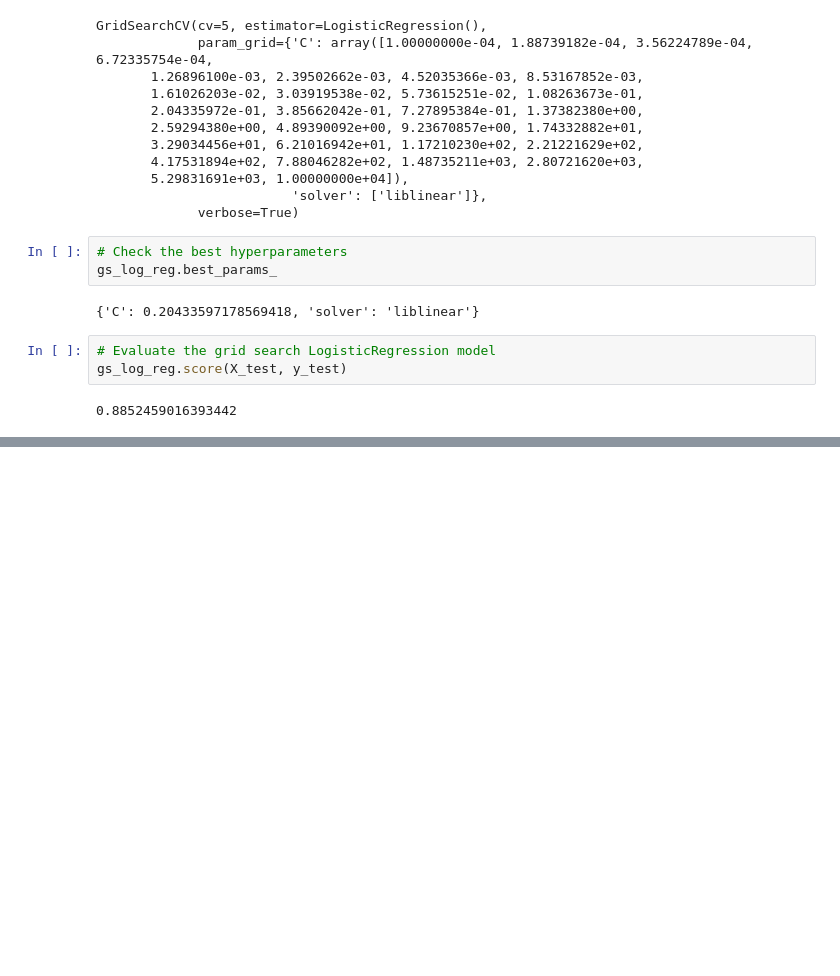
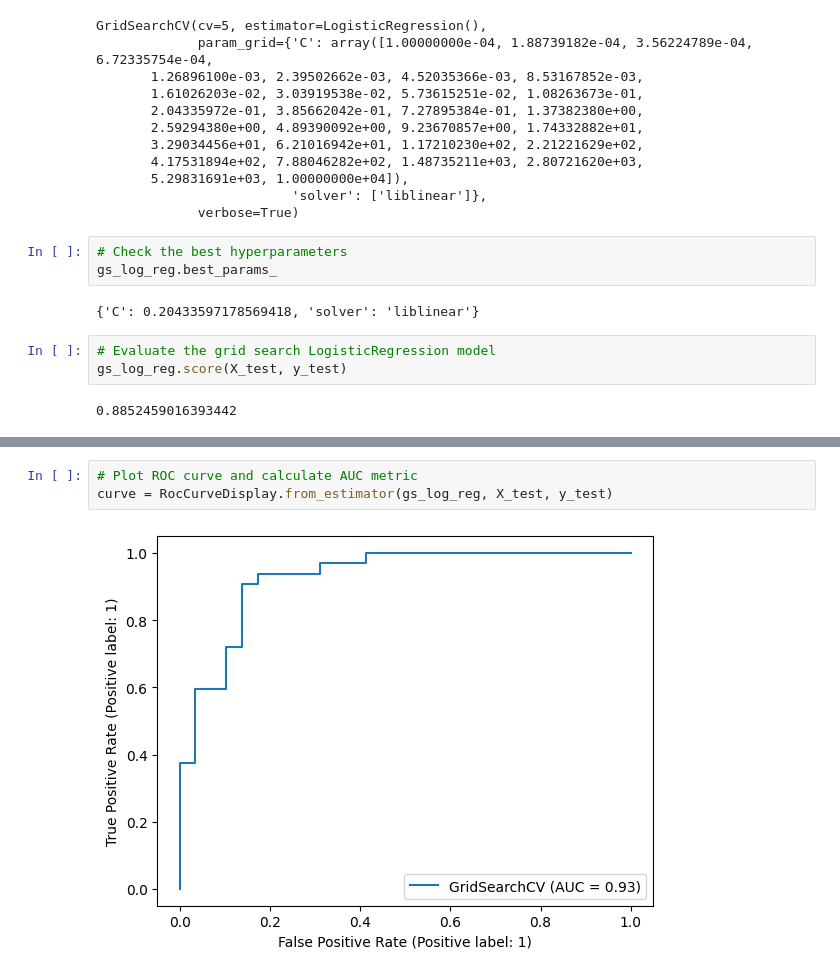
Before and after one commit to othnielche/Heart-Disease-Classification-Model, a Jupyter notebook: end-to-end-heart-disease-classification.ipynb, the cells around one changed output, grey strips where cells are left out. Saved outputs shown, nothing was run; the diff lists cells and outputs as text; blank space fills up the shorter version.

```diff
--- a/end-to-end-heart-disease-classification.ipynb
+++ b/end-to-end-heart-disease-classification.ipynb
@@ -699,0 +738,5 @@ gs_log_reg.score(X_test, y_test)
+# %%
+# Plot ROC curve and calculate AUC metric
+curve = RocCurveDisplay.from_estimator(gs_log_reg, X_test, y_test)
+# %% [output]
+[figure, added]
```
Also changed, not shown: parts of 9 cells of this notebook.
